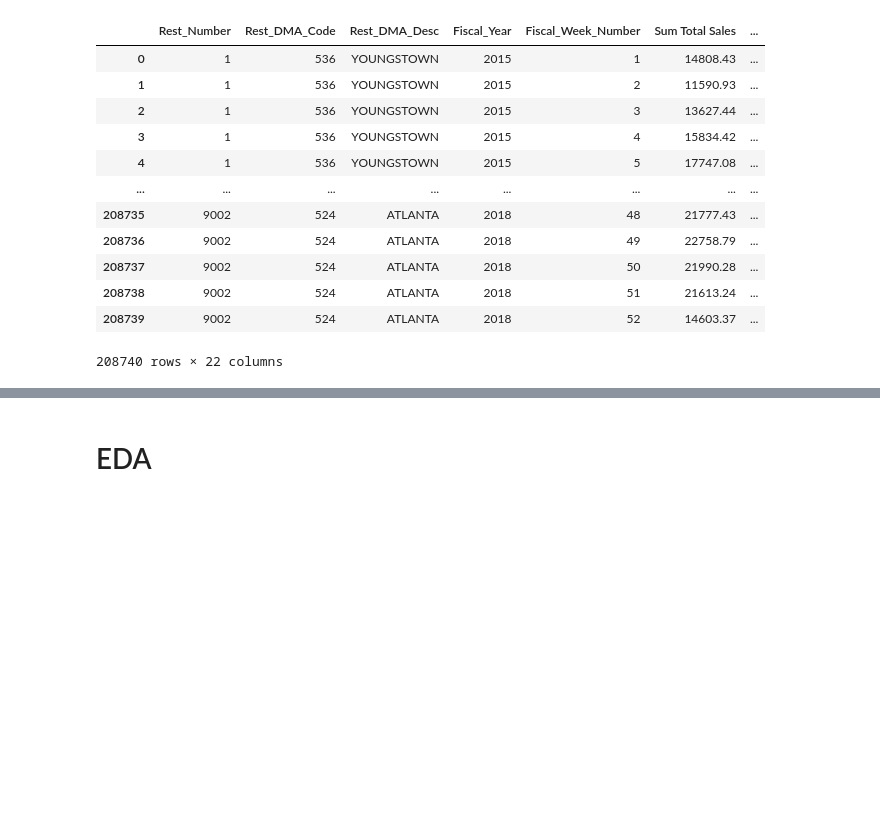
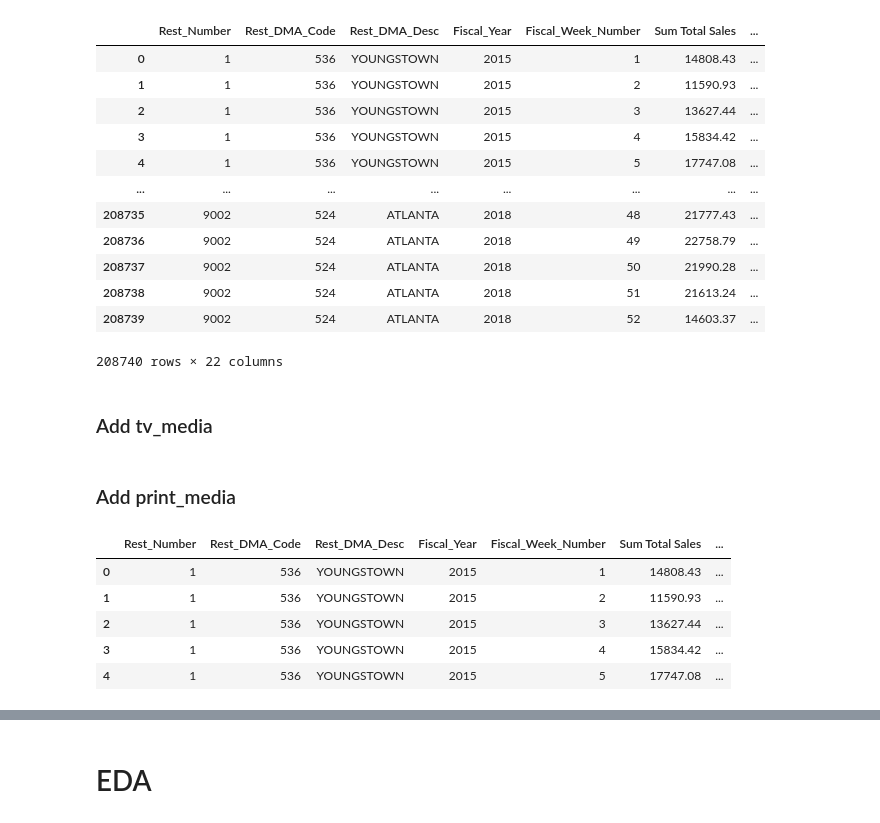
Before and after one commit to will4865/Inspire-Brands-Case-Study, a Jupyter notebook: technical-case-study.ipynb, the cells around one changed output, grey strips where cells are left out. Cells and saved outputs as stored; diff of their text form; code cells hidden in the pictures; blank space fills up the shorter version.

```diff
--- a/technical-case-study.ipynb
+++ b/technical-case-study.ipynb
@@ -786,3 +786,5 @@ modeling_df
 208740 rows × 22 columns
 # %%
 time_series_test = arg_sales.groupby('Days_Date').agg({'Sales_TY':'sum'}).rename(columns = {'Sales_TY':'Sum of Sales'})
+# %% [markdown]
+### Add tv_media
@@ -788,0 +794,2 @@ time_series_test = arg_sales.groupby('Days_Date').agg({'Sales_TY':'sum'}).rename
+# %% [markdown]
+### Add print_media
@@ -788,0 +799,35 @@ time_series_test = arg_sales.groupby('Days_Date').agg({'Sales_TY':'sum'}).rename
+# %%
+modeling_df = modeling_df[['Rest_Number',
+ 'Rest_DMA_Code',
+ 'Rest_DMA_Desc',
+ 'Fiscal_Year',
+ 'Fiscal_Week_Number',
+ 'Sum Total Sales',
+ 'REST_STATUS',
+ 'REST_ADDRSTATE',
+ 'REST_REMODELDT',
+ 'REST_OPENDATE',
+ 'REST_CLOSEDATE',
+ '# of McDonalds <1 mi',
+ '# of Subway <1 mi',
+ '# of Wendys <1 mi',
+ '# of Burger King <1 mi',
+ '# of Taco Bell <1 mi',
+ '# of McDonalds <0.5 mi',
+ '# of Subway <0.5 mi',
+ '# of Wendys <0.5 mi',
+ '# of Burger King <0.5 mi',
+ '# of Taco Bell <0.5 mi',
+ 'sum_of_competitors',
+ 'OnAir_TY',
+ 'Equal_TRPS_CM_TY',
+ 'drop_date']]
+# %%
+modeling_df.head()
+# %% [output]
+|  | Rest_Number | Rest_DMA_Code | Rest_DMA_Desc | Fiscal_Year | Fiscal_Week_Number | Sum Total Sales | ... |
+| 0 | 1 | 536 | YOUNGSTOWN | 2015 | 1 | 14808.43 | ... |
+| 1 | 1 | 536 | YOUNGSTOWN | 2015 | 2 | 11590.93 | ... |
+| 2 | 1 | 536 | YOUNGSTOWN | 2015 | 3 | 13627.44 | ... |
+| 3 | 1 | 536 | YOUNGSTOWN | 2015 | 4 | 15834.42 | ... |
+| 4 | 1 | 536 | YOUNGSTOWN | 2015 | 5 | 17747.08 | ... |
```
Also changed, not shown: parts of 16 cells of this notebook.
